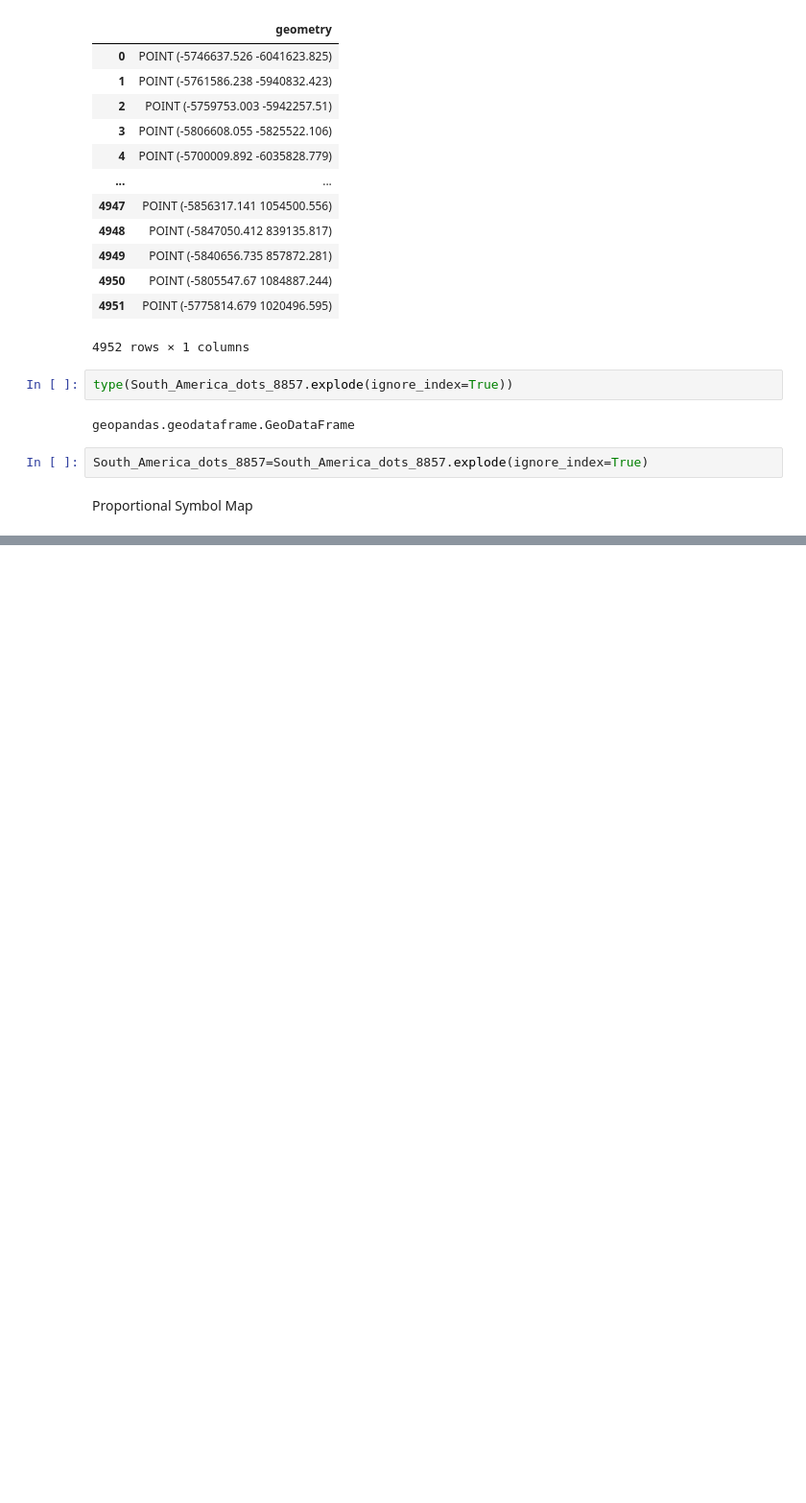
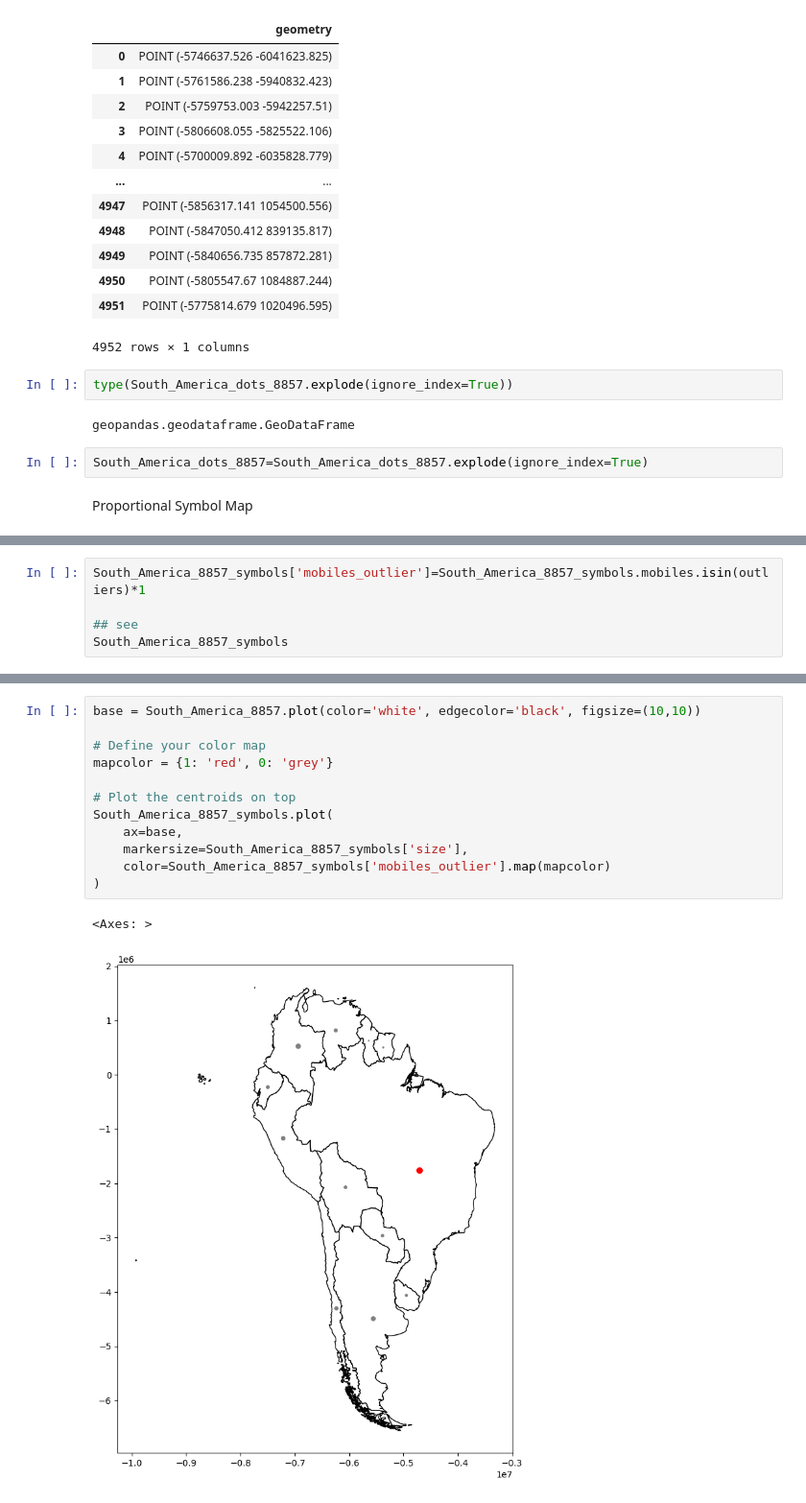
Before and after one commit to Spatial-Data-Analytics-2025/Homework1, a Jupyter notebook: Homework_1.ipynb, the cells around one changed output, grey strips where cells are left out. Shown at 96% size. Cells and saved outputs as stored; diff of their text form; blank space fills up the shorter version.

```diff
--- a/Homework_1.ipynb
+++ b/Homework_1.ipynb
@@ -286,0 +418,5 @@ Proportional Symbol Map
+# %%
+South_America_8857_symbols['mobiles_outlier']=South_America_8857_symbols.mobiles.isin(outliers)*1
+
+## see
+South_America_8857_symbols
@@ -286,0 +438,15 @@ Proportional Symbol Map
+# %%
+base = South_America_8857.plot(color='white', edgecolor='black', figsize=(10,10))
+
+# Define your color map
+mapcolor = {1: 'red', 0: 'grey'}
+
+# Plot the centroids on top
+South_America_8857_symbols.plot(
+    ax=base,
+    markersize=South_America_8857_symbols['size'],
+    color=South_America_8857_symbols['mobiles_outlier'].map(mapcolor)
+)
+# %% [output]
+<Axes: >
+[figure, added]
```
Also changed, not shown: parts of 33 cells of this notebook, 2 other files.
